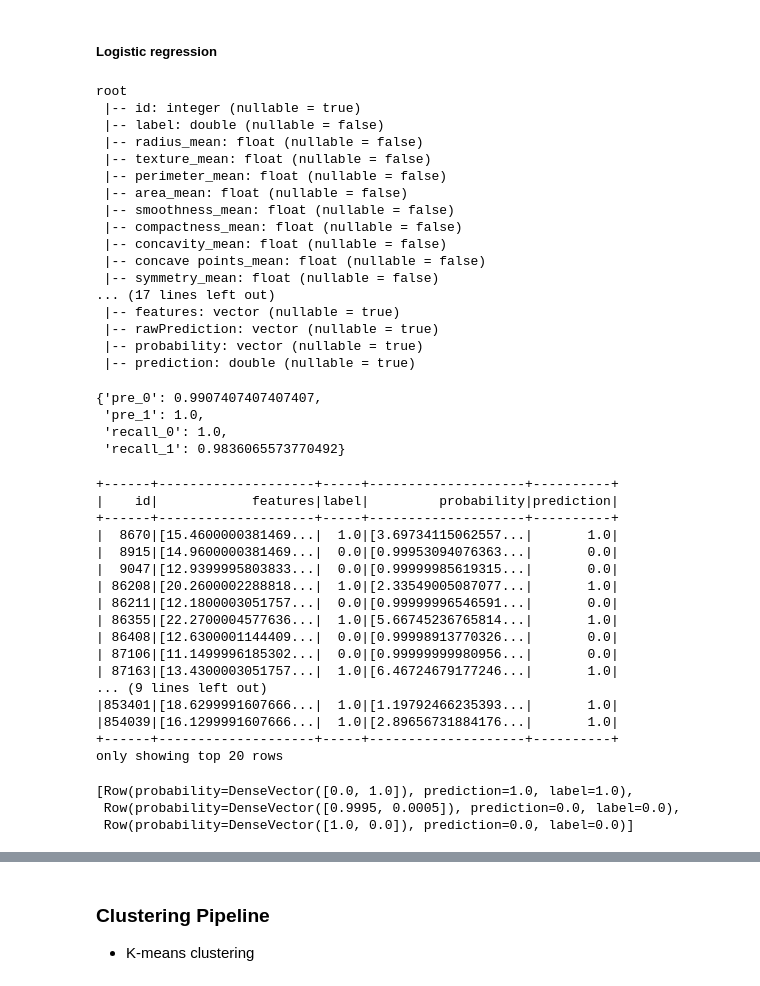
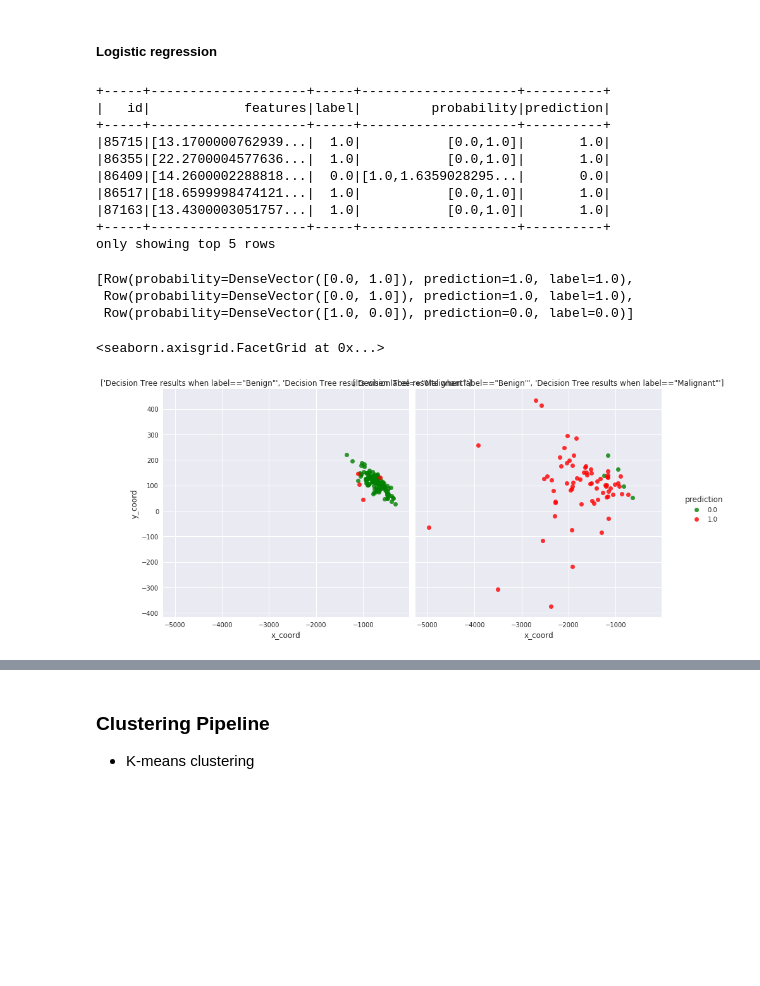
Before and after one commit to joshishwetha/dsx-spark, a Jupyter notebook: Lab 3 - Machine Learning Instructor.ipynb, the cells around one changed output, grey strips where cells are left out. Cells and saved outputs as stored; diff of their text form; code cells hidden in the pictures; blank space fills up the shorter version.

```diff
--- a/Lab 3 - Machine Learning Instructor.ipynb
+++ b/Lab 3 - Machine Learning Instructor.ipynb
@@ -508,60 +528,38 @@ pipeline = Pipeline(stages=[assembler,estimator])
 lr_model = pipeline.fit(train)
 
 #get results
-results = lr_model.transform(test)
+lr_results = lr_model.transform(test)
-# %%
-results.printSchema()
-# %% [output]
-root
- |-- id: integer (nullable = true)
- |-- label: double (nullable = false)
- |-- radius_mean: float (nullable = false)
- |-- texture_mean: float (nullable = false)
- |-- perimeter_mean: float (nullable = false)
- |-- area_mean: float (nullable = false)
- |-- smoothness_mean: float (nullable = false)
- |-- compactness_mean: float (nullable = false)
- |-- concavity_mean: float (nullable = false)
- |-- concave points_mean: float (nullable = false)
- |-- symmetry_mean: float (nullable = false)
-... (17 lines left out)
- |-- features: vector (nullable = true)
- |-- rawPrediction: vector (nullable = true)
- |-- probability: vector (nullable = true)
- |-- prediction: double (nullable = true)
-# %%
-precision_recall(results)
-# %% [output]
-{'pre_0': 0.9907407407407407,
- 'pre_1': 1.0,
- 'recall_0': 1.0,
- 'recall_1': 0.9836065573770492}
 # %%
-results.select('id','features','label','probability','prediction').show()
+results.select('id','features','label','probability','prediction').show(5)
 # %% [output]
-+------+--------------------+-----+--------------------+----------+
-|    id|            features|label|         probability|prediction|
-+------+--------------------+-----+--------------------+----------+
-|  8670|[15.4600000381469...|  1.0|[3.69734115062557...|       1.0|
-|  8915|[14.9600000381469...|  0.0|[0.99953094076363...|       0.0|
-|  9047|[12.9399995803833...|  0.0|[0.99999985619315...|       0.0|
-| 86208|[20.2600002288818...|  1.0|[2.33549005087077...|       1.0|
-| 86211|[12.1800003051757...|  0.0|[0.99999996546591...|       0.0|
-| 86355|[22.2700004577636...|  1.0|[5.66745236765814...|       1.0|
-| 86408|[12.6300001144409...|  0.0|[0.99998913770326...|       0.0|
-| 87106|[11.1499996185302...|  0.0|[0.99999999980956...|       0.0|
-| 87163|[13.4300003051757...|  1.0|[6.46724679177246...|       1.0|
-... (9 lines left out)
-|853401|[18.6299991607666...|  1.0|[1.19792466235393...|       1.0|
-|854039|[16.1299991607666...|  1.0|[2.89656731884176...|       1.0|
-+------+--------------------+-----+--------------------+----------+
-only showing top 20 rows
++-----+--------------------+-----+--------------------+----------+
+|   id|            features|label|         probability|prediction|
++-----+--------------------+-----+--------------------+----------+
+|85715|[13.1700000762939...|  1.0|           [0.0,1.0]|       1.0|
+|86355|[22.2700004577636...|  1.0|           [0.0,1.0]|       1.0|
+|86409|[14.2600002288818...|  0.0|[1.0,1.6359028295...|       0.0|
+|86517|[18.6599998474121...|  1.0|           [0.0,1.0]|       1.0|
+|87163|[13.4300003051757...|  1.0|           [0.0,1.0]|       1.0|
++-----+--------------------+-----+--------------------+----------+
+only showing top 5 rows
 # %%
 results.select('probability','prediction','label').take(3)
 # %% [output]
 [Row(probability=DenseVector([0.0, 1.0]), prediction=1.0, label=1.0),
- Row(probability=DenseVector([0.9995, 0.0005]), prediction=0.0, label=0.0),
+ Row(probability=DenseVector([0.0, 1.0]), prediction=1.0, label=1.0),
  Row(probability=DenseVector([1.0, 0.0]), prediction=0.0, label=0.0)]
+# %%
+### Visualize results from logistic regression ###
+pca_subset = pca_result.select('id','features','x_coord','y_coord')
+viz_df = pca_subset.join(lr_results,on=['id','features']).select('x_coord','y_coord','prediction','label')
+viz_df = viz_df.dropna(how='any',subset=['x_coord','y_coord']).toPandas()
+
+a = sns.lmplot(x='x_coord',y='y_coord',hue='prediction',col='label',data=viz_df,
+           fit_reg=False,palette={1:'red',0:'green'},size=6,aspect=1)
+a.set_titles(col_template=['Decision Tree results when label=="Benign"','Decision Tree results when label=="Malignant"'])
+# %% [output]
+<seaborn.axisgrid.FacetGrid at 0x...>
+[figure, added]
 # %% [markdown]
 ### Evaluation
 
```
Also changed, not shown: parts of 34 cells of this notebook.
